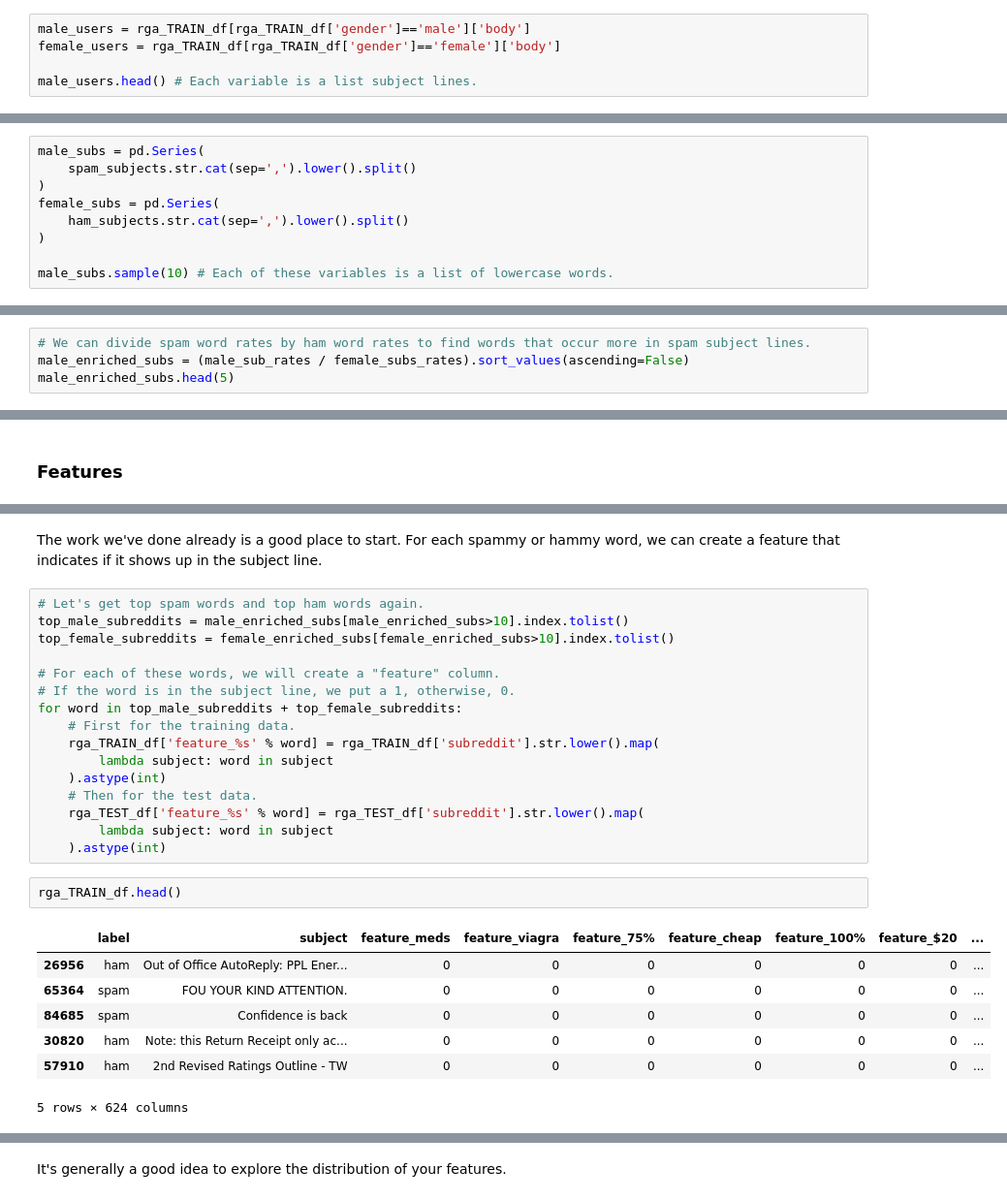
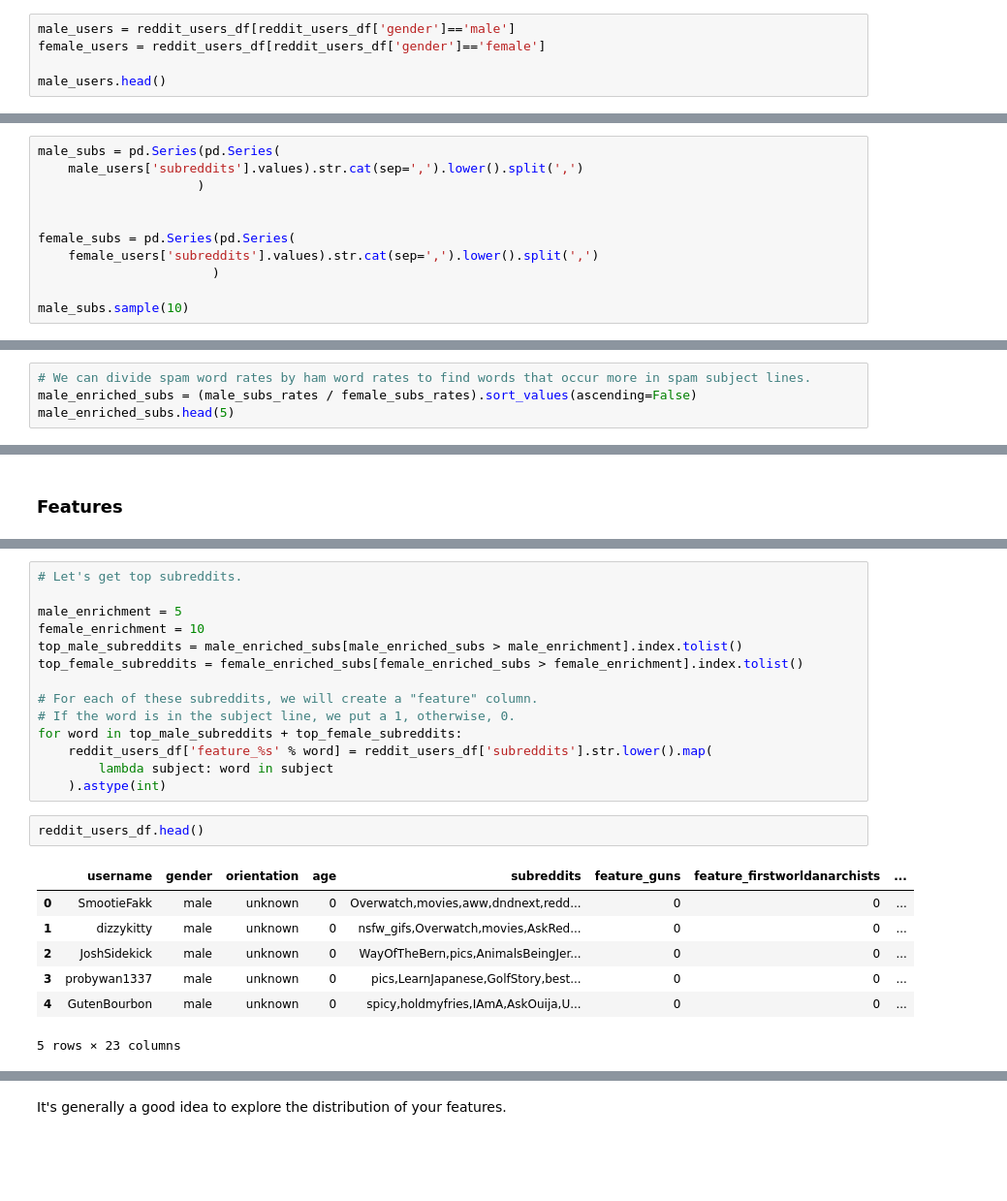
Before and after one commit to comma3/reddit-account-categorizer, a Jupyter notebook: Account_Categorizer_Subreddits.ipynb, the cells around one changed output, grey strips where cells are left out. Shown: that part at 97% size. Saved outputs shown, nothing was run; the diff lists cells and outputs as text; blank space fills up the shorter version.

```diff
--- a/Account_Categorizer_Subreddits.ipynb
+++ b/Account_Categorizer_Subreddits.ipynb
@@ -84,6 +63,6 @@ TEST accuracy if we call everything spam: 58.40%
 # %%
-male_users = rga_TRAIN_df[rga_TRAIN_df['gender']=='male']['body']
-female_users = rga_TRAIN_df[rga_TRAIN_df['gender']=='female']['body']
+male_users = reddit_users_df[reddit_users_df['gender']=='male']
+female_users = reddit_users_df[reddit_users_df['gender']=='female']
 
-male_users.head() # Each variable is a list subject lines.
+male_users.head()
 # %% [output]
@@ -96,10 +75,12 @@ Name: subject, dtype: object
 # %%
-male_subs = pd.Series(
-    spam_subjects.str.cat(sep=',').lower().split()
-)
-female_subs = pd.Series(
-    ham_subjects.str.cat(sep=',').lower().split()
-)
+male_subs = pd.Series(pd.Series(
+    male_users['subreddits'].values).str.cat(sep=',').lower().split(',')
+                     )
 
-male_subs.sample(10) # Each of these variables is a list of lowercase words.
+
+female_subs = pd.Series(pd.Series(
+    female_users['subreddits'].values).str.cat(sep=',').lower().split(',')
+                       )
+
+male_subs.sample(10)
 # %% [output]
@@ -139,6 +120,6 @@ of     0.011305
 dtype: float64
 # %%
 # We can divide spam word rates by ham word rates to find words that occur more in spam subject lines.
-male_enriched_subs = (male_sub_rates / female_subs_rates).sort_values(ascending=False)
+male_enriched_subs = (male_subs_rates / female_subs_rates).sort_values(ascending=False)
 male_enriched_subs.head(5)
 # %% [output]
@@ -177,29 +154,25 @@ rga_TRAIN_df.head()
-# %% [markdown]
-The work we've done already is a good place to start. For each spammy or hammy word, we can create a feature that indicates if it shows up in the subject line.
 # %%
-# Let's get top spam words and top ham words again.
-top_male_subreddits = male_enriched_subs[male_enriched_subs>10].index.tolist()
-top_female_subreddits = female_enriched_subs[female_enriched_subs>10].index.tolist()
+# Let's get top subreddits.
 
-# For each of these words, we will create a "feature" column.
+male_enrichment = 5
+female_enrichment = 10
+top_male_subreddits = male_enriched_subs[male_enriched_subs > male_enrichment].index.tolist()
+top_female_subreddits = female_enriched_subs[female_enriched_subs > female_enrichment].index.tolist()
+
+# For each of these subreddits, we will create a "feature" column.
 # If the word is in the subject line, we put a 1, otherwise, 0.
 for word in top_male_subreddits + top_female_subreddits:
-    # First for the training data.
-    rga_TRAIN_df['feature_%s' % word] = rga_TRAIN_df['subreddit'].str.lower().map(
+    reddit_users_df['feature_%s' % word] = reddit_users_df['subreddits'].str.lower().map(
         lambda subject: word in subject
     ).astype(int)
-    # Then for the test data.
-    rga_TEST_df['feature_%s' % word] = rga_TEST_df['subreddit'].str.lower().map(
-        lambda subject: word in subject
-    ).astype(int)
 # %%
-rga_TRAIN_df.head()
+reddit_users_df.head()
 # %% [output]
-|  | label | subject | feature_meds | feature_viagra | feature_75% | feature_cheap | feature_100% | feature_$20 | ... |
-| 26956 | ham | Out of Office AutoReply: PPL Ener... | 0 | 0 | 0 | 0 | 0 | 0 | ... |
-| 65364 | spam | FOU YOUR KIND ATTENTION. | 0 | 0 | 0 | 0 | 0 | 0 | ... |
-| 84685 | spam | Confidence is back | 0 | 0 | 0 | 0 | 0 | 0 | ... |
-| 30820 | ham | Note: this Return Receipt only ac... | 0 | 0 | 0 | 0 | 0 | 0 | ... |
-| 57910 | ham | 2nd Revised Ratings Outline - TW | 0 | 0 | 0 | 0 | 0 | 0 | ... |
+|  | username | gender | orientation | age | subreddits | feature_guns | feature_firstworldanarchists | ... |
+| 0 | SmootieFakk | male | unknown | 0 | Overwatch,movies,aww,dndnext,redd... | 0 | 0 | ... |
+| 1 | dizzykitty | male | unknown | 0 | nsfw_gifs,Overwatch,movies,AskRed... | 0 | 0 | ... |
+| 2 | JoshSidekick | male | unknown | 0 | WayOfTheBern,pics,AnimalsBeingJer... | 0 | 0 | ... |
+| 3 | probywan1337 | male | unknown | 0 | pics,LearnJapanese,GolfStory,best... | 0 | 0 | ... |
+| 4 | GutenBourbon | male | unknown | 0 | spicy,holdmyfries,IAmA,AskOuija,U... | 0 | 0 | ... |
-5 rows × 624 columns
+5 rows × 23 columns
 # %%
```
Also changed, not shown: parts of 30 cells of this notebook, 2 other files.
